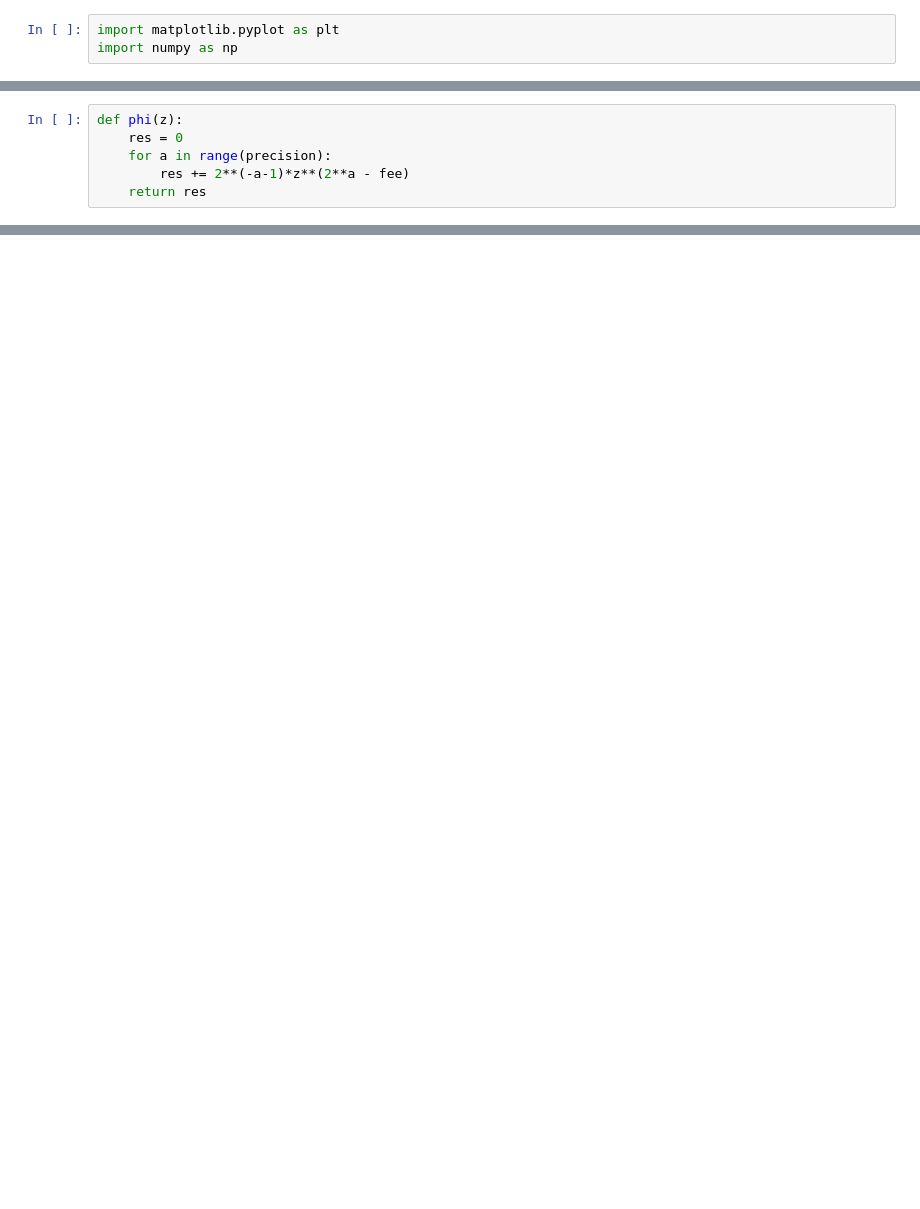
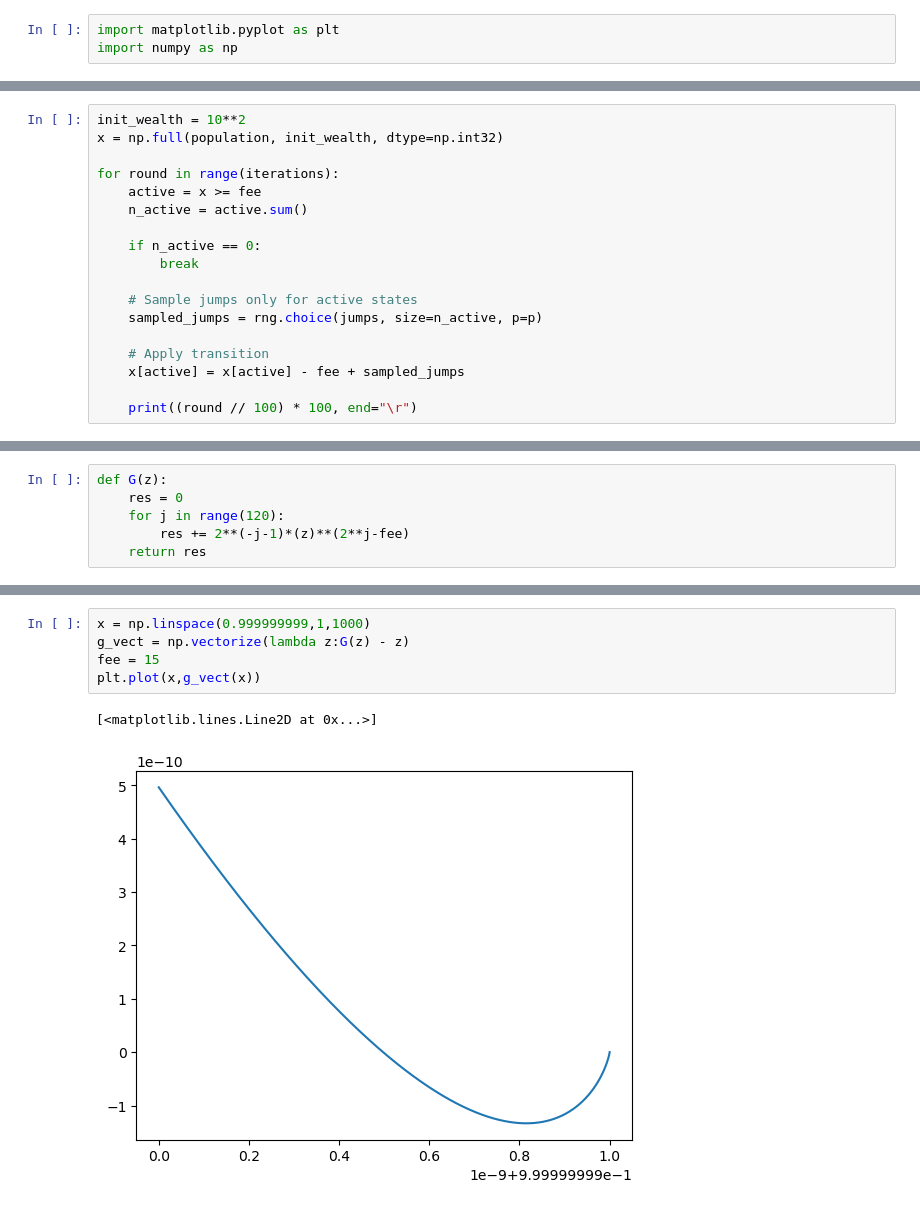
Before and after one commit to m4r1nm4th/Coding, a Jupyter notebook: ProjectEulerStochastik/my-notebook.ipynb, the cells around one changed output, grey strips where cells are left out. Saved outputs shown, nothing was run; the diff lists cells and outputs as text; blank space fills up the shorter version.

```diff
--- a/ProjectEulerStochastik/my-notebook.ipynb
+++ b/ProjectEulerStochastik/my-notebook.ipynb
@@ -6,0 +188,18 @@ fee = 2
+# %%
+init_wealth = 10**2
+x = np.full(population, init_wealth, dtype=np.int32)
+
+for round in range(iterations):
+    active = x >= fee
+    n_active = active.sum()
+
+    if n_active == 0:
+        break
+
+    # Sample jumps only for active states
+    sampled_jumps = rng.choice(jumps, size=n_active, p=p)
+
+    # Apply transition
+    x[active] = x[active] - fee + sampled_jumps
+
+    print((round // 100) * 100, end="\r")
@@ -7,6 +563,6 @@ fee = 2
 # %%
-def phi(z):
+def G(z):
     res = 0
-    for a in range(precision):
-        res += 2**(-a-1)*z**(2**a - fee)
+    for j in range(120):
+        res += 2**(-j-1)*(z)**(2**j-fee)
     return res
@@ -36,0 +579,8 @@ plt.show
+# %%
+x = np.linspace(0.999999999,1,1000)
+g_vect = np.vectorize(lambda z:G(z) - z)
+fee = 15
+plt.plot(x,g_vect(x))
+# %% [output]
+[<matplotlib.lines.Line2D at 0x...>]
+[figure, added]
```
Also changed, not shown: parts of 64 cells of this notebook, 15 other files.
